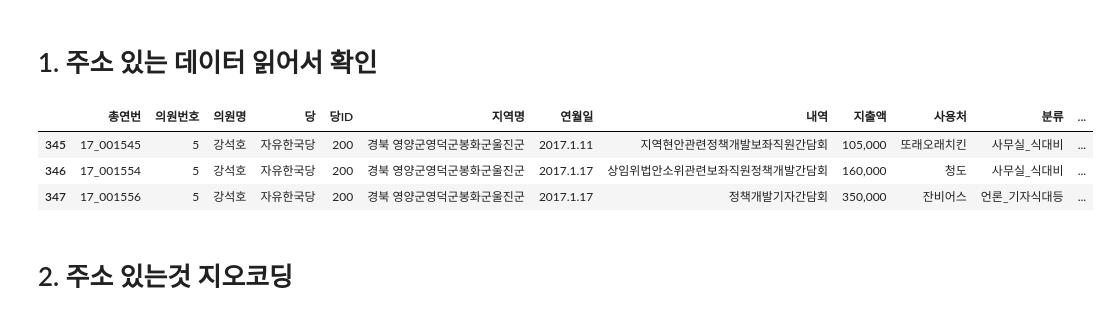
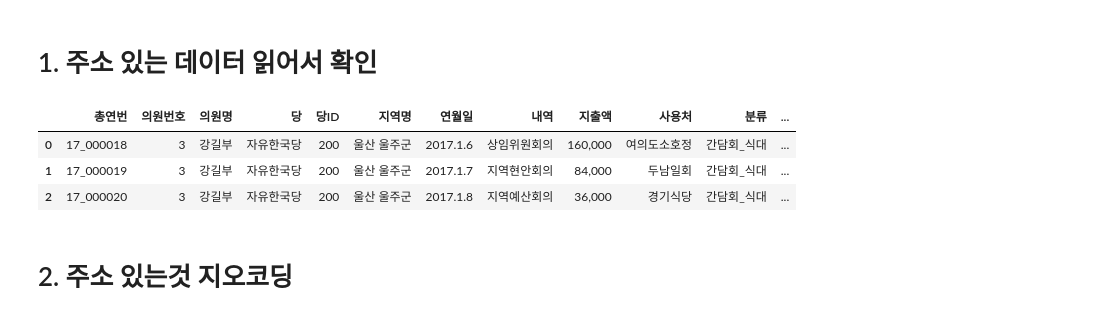
Before and after one commit to znmean/jonmat_data, a Jupyter notebook: jonmat.ipynb, the cells around one changed output. Cells and saved outputs as stored; diff of their text form; code cells hidden in the pictures.

```diff
--- a/jonmat.ipynb
+++ b/jonmat.ipynb
@@ -10,11 +10,11 @@ api_keys = json.load(open('api_keys.json', 'r'))
 df = pd.read_csv('./jonmat2017.csv')
 df = df[df.columns[:-1]]
 # %%
-df = df[~df.주소.isnull()]
+#df = df[~df.주소.isnull()]
 df[:3]
 # %% [output]
 |  | 총연번 | 의원번호 | 의원명 | 당 | 당ID | 지역명 | 연월일 | 내역 | 지출액 | 사용처 | 분류 | ... |
-| 345 | 17_001545 | 5 | 강석호 | 자유한국당 | 200 | 경북 영양군영덕군봉화군울진군 | 2017.1.11 | 지역현안관련정책개발보좌직원간담회 | 105,000 | 또래오래치킨 | 사무실_식대비 | ... |
-| 346 | 17_001554 | 5 | 강석호 | 자유한국당 | 200 | 경북 영양군영덕군봉화군울진군 | 2017.1.17 | 상임위법안소위관련보좌직원정책개발간담회 | 160,000 | 청도 | 사무실_식대비 | ... |
-| 347 | 17_001556 | 5 | 강석호 | 자유한국당 | 200 | 경북 영양군영덕군봉화군울진군 | 2017.1.17 | 정책개발기자간담회 | 350,000 | 잔비어스 | 언론_기자식대등 | ... |
+| 0 | 17_000018 | 3 | 강길부 | 자유한국당 | 200 | 울산 울주군 | 2017.1.6 | 상임위원회의 | 160,000 | 여의도소호정 | 간담회_식대 | ... |
+| 1 | 17_000019 | 3 | 강길부 | 자유한국당 | 200 | 울산 울주군 | 2017.1.7 | 지역현안회의 | 84,000 | 두남일회 | 간담회_식대 | ... |
+| 2 | 17_000020 | 3 | 강길부 | 자유한국당 | 200 | 울산 울주군 | 2017.1.8 | 지역예산회의 | 36,000 | 경기식당 | 간담회_식대 | ... |
 # %%
```
Also changed, not shown: parts of 11 cells of this notebook.
